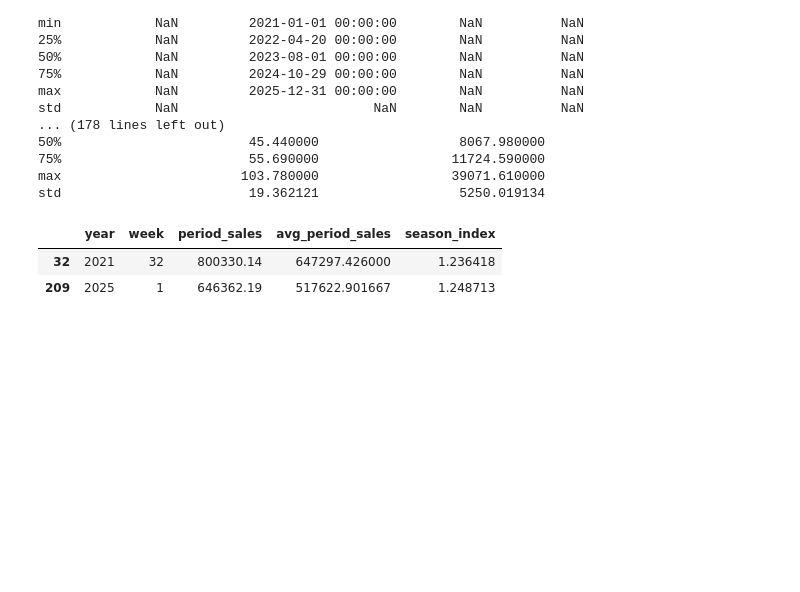
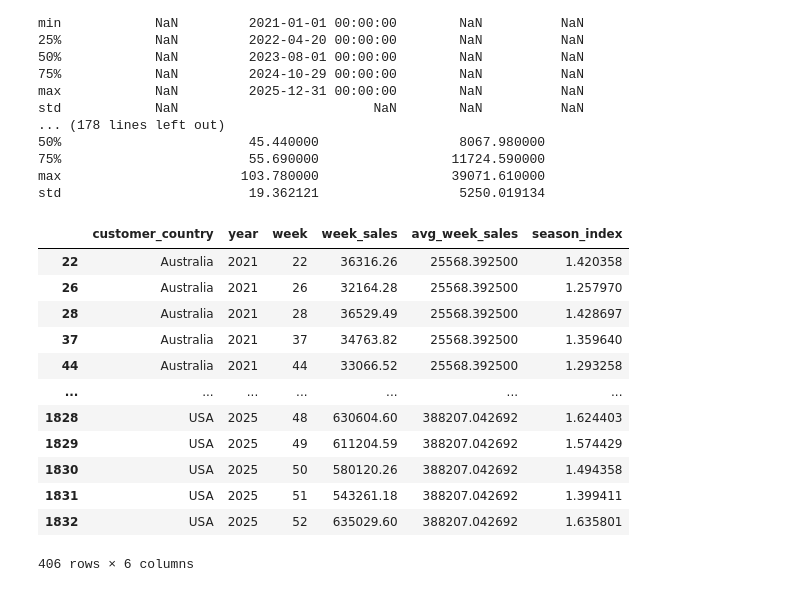
Before and after one commit to SalemAlattas02/Promotion-Profitability-Analysis, a Jupyter notebook: analysis.ipynb, the cells around one changed output. Cells and saved outputs as stored; diff of their text form; code cells hidden in the pictures; blank space fills up the shorter version.

Commit message:
seasonal_index function: threshold parameter added, change group to include the country, create a plot for this data

```diff
--- a/analysis.ipynb
+++ b/analysis.ipynb
@@ -175,21 +176,34 @@ std            NaN                         NaN        NaN          NaN
 max                       103.780000                 39071.610000
 std                        19.362121                  5250.019134
 # %%
-def seasonal_index(df):
+def seasonal_index(df ,threshold = 1.2):
     """
-    calculation: Seasonal Index = Period sales ÷ Average period sales in that year
+    calculation: Seasonal Index = week sales ÷ Average week sales in that year
     """
     df["year"] = df['order_date'].dt.isocalendar().year
     df["week"] = df["order_date"].dt.isocalendar().week
-    # Weekly sales by country and category
-    sales = (df.groupby(["year", "week"], as_index=False)
+    # weekly sales per year
+    sales = (df.groupby(["customer_country","year", "week"], as_index=False)
             ["net_sales_USD"].sum())
-    sales.rename(columns={'net_sales_USD':'period_sales'},inplace=True)
-    sales['avg_period_sales'] = sales.groupby(["week"])["period_sales"].transform('mean')
-    sales['season_index'] = sales['period_sales'] / sales['avg_period_sales']
-    return sales.loc[sales['season_index'] > 1.2]
+    sales.rename(columns={'net_sales_USD':'week_sales'},inplace=True)
+    # calculate the average weekly sales for each year then return the weeks over threshold
+    sales['avg_week_sales'] = sales.groupby(["customer_country","year"])["week_sales"].transform('mean')
+    sales['season_index'] = sales['week_sales'] / sales['avg_week_sales']
+    return sales.loc[sales['season_index'] > threshold]
+
+#(seasonal_index(df).groupby([['customer_country','week']])['year'].count()).plot(kind='bar')
 seasonal_index(df)
 # %% [output]
-|  | year | week | period_sales | avg_period_sales | season_index |
-| 32 | 2021 | 32 | 800330.14 | 647297.426000 | 1.236418 |
-| 209 | 2025 | 1 | 646362.19 | 517622.901667 | 1.248713 |
+|  | customer_country | year | week | week_sales | avg_week_sales | season_index |
+| 22 | Australia | 2021 | 22 | 36316.26 | 25568.392500 | 1.420358 |
+| 26 | Australia | 2021 | 26 | 32164.28 | 25568.392500 | 1.257970 |
+| 28 | Australia | 2021 | 28 | 36529.49 | 25568.392500 | 1.428697 |
+| 37 | Australia | 2021 | 37 | 34763.82 | 25568.392500 | 1.359640 |
+| 44 | Australia | 2021 | 44 | 33066.52 | 25568.392500 | 1.293258 |
+| ... | ... | ... | ... | ... | ... | ... |
+| 1828 | USA | 2025 | 48 | 630604.60 | 388207.042692 | 1.624403 |
+| 1829 | USA | 2025 | 49 | 611204.59 | 388207.042692 | 1.574429 |
+| 1830 | USA | 2025 | 50 | 580120.26 | 388207.042692 | 1.494358 |
+| 1831 | USA | 2025 | 51 | 543261.18 | 388207.042692 | 1.399411 |
+| 1832 | USA | 2025 | 52 | 635029.60 | 388207.042692 | 1.635801 |
+406 rows × 6 columns
```
Also changed, not shown: parts of 1 cell of this notebook.
